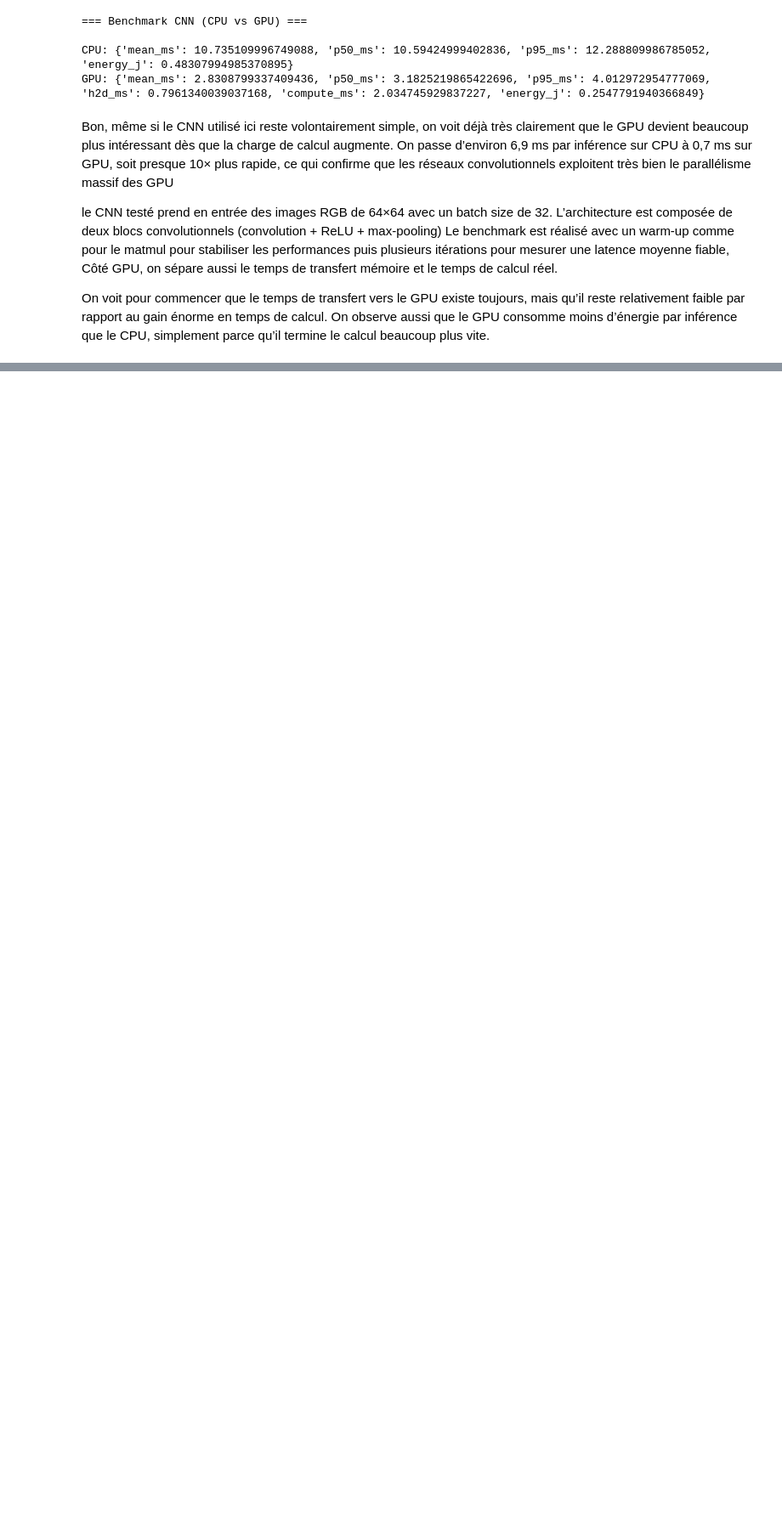
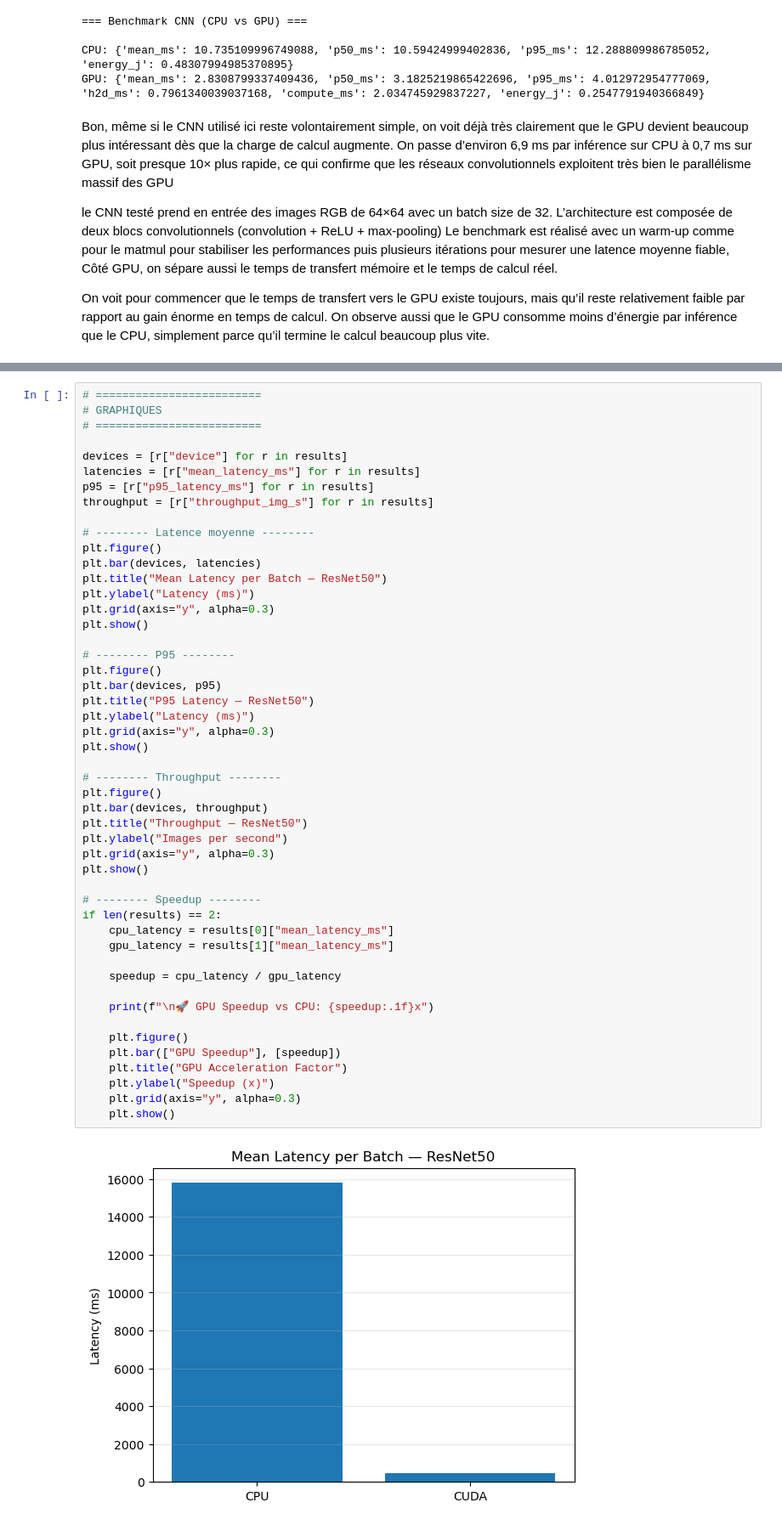
Before and after one commit to florianVit/Projet_HardwareAI, a Jupyter notebook: test_Gros_CNN.ipynb, the cells around one changed output, grey strips where cells are left out. Shown at 85% size. Saved outputs shown, nothing was run; the diff lists cells and outputs as text; blank space fills up the shorter version.

Commit message:
ajout graphes resultats

```diff
--- a/test_Gros_CNN.ipynb
+++ b/test_Gros_CNN.ipynb
@@ -631,0 +748,51 @@ Throughput:   383 images/sec
+# %%
+# =========================
+# GRAPHIQUES
+# =========================
+
+devices = [r["device"] for r in results]
+latencies = [r["mean_latency_ms"] for r in results]
+p95 = [r["p95_latency_ms"] for r in results]
+throughput = [r["throughput_img_s"] for r in results]
+
+# -------- Latence moyenne --------
+plt.figure()
+plt.bar(devices, latencies)
+plt.title("Mean Latency per Batch — ResNet50")
+plt.ylabel("Latency (ms)")
+plt.grid(axis="y", alpha=0.3)
+plt.show()
+
+# -------- P95 --------
+plt.figure()
+plt.bar(devices, p95)
+plt.title("P95 Latency — ResNet50")
+plt.ylabel("Latency (ms)")
+plt.grid(axis="y", alpha=0.3)
+plt.show()
+
+# -------- Throughput --------
+plt.figure()
+plt.bar(devices, throughput)
+plt.title("Throughput — ResNet50")
+plt.ylabel("Images per second")
+plt.grid(axis="y", alpha=0.3)
+plt.show()
+
+# -------- Speedup --------
+if len(results) == 2:
+    cpu_latency = results[0]["mean_latency_ms"]
+    gpu_latency = results[1]["mean_latency_ms"]
+
+    speedup = cpu_latency / gpu_latency
+
+    print(f"\n🚀 GPU Speedup vs CPU: {speedup:.1f}x")
+
+    plt.figure()
+    plt.bar(["GPU Speedup"], [speedup])
+    plt.title("GPU Acceleration Factor")
+    plt.ylabel("Speedup (x)")
+    plt.grid(axis="y", alpha=0.3)
+    plt.show()
+# %% [output]
+[figure, added]
```
Also changed, not shown: parts of 4 cells of this notebook.
